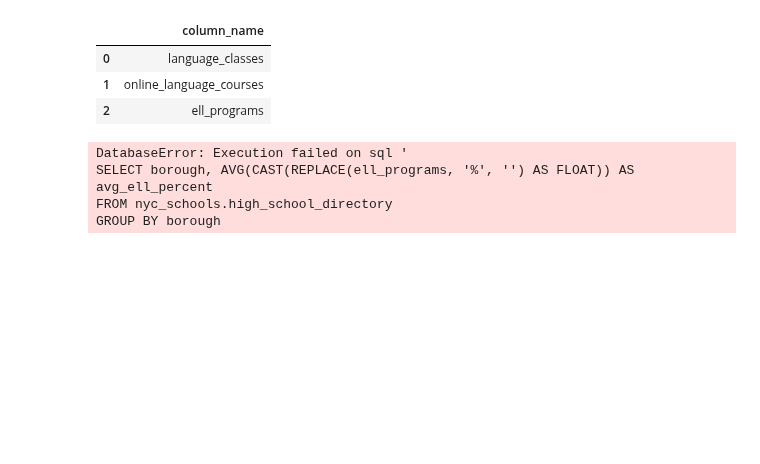
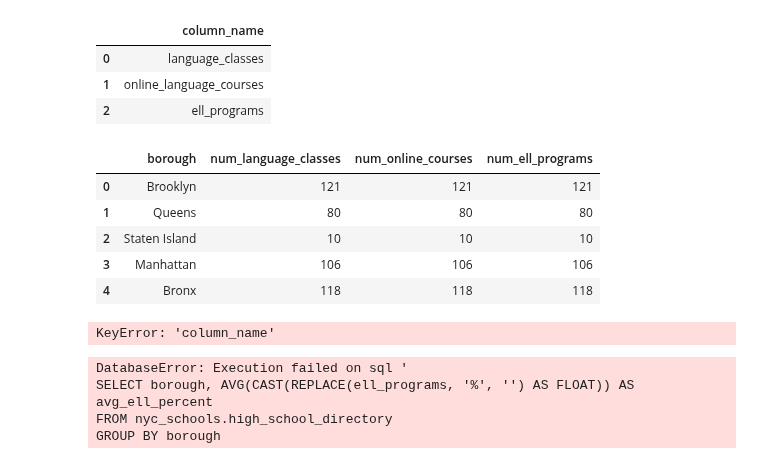
Before and after one commit to webeet-io/_onboarding_data, a Jupyter notebook: daily_tasks:day_3:day3_sql_combined_with_creds.ipynb, the cells around one changed output. Cells and saved outputs as stored; diff of their text form; code cells hidden in the pictures; blank space fills up the shorter version.

```diff
--- a/daily_tasks:day_3:day3_sql_combined_with_creds.ipynb
+++ b/daily_tasks:day_3:day3_sql_combined_with_creds.ipynb
@@ -231,6 +233,39 @@ df_result
 | 0 | language_classes |
 | 1 | online_language_courses |
 | 2 | ell_programs |
+# %%
+query = """
+SELECT borough,
+    COUNT(language_classes) AS num_language_classes,
+    COUNT(online_language_courses) AS num_online_courses,
+    COUNT(ell_programs) AS num_ell_programs
+FROM nyc_schools.high_school_directory
+GROUP BY borough;
+"""
+df_result = pd.read_sql(query, conn)
+df_result
+# %% [output]
+|  | borough | num_language_classes | num_online_courses | num_ell_programs |
+| 0 | Brooklyn | 121 | 121 | 121 |
+| 1 | Queens | 80 | 80 | 80 |
+| 2 | Staten Island | 10 | 10 | 10 |
+| 3 | Manhattan | 106 | 106 | 106 |
+| 4 | Bronx | 118 | 118 | 118 |
+# %%
+# Get the column names from df_result
+columns_to_select = df_result['column_name'].tolist()
+
+# Convert list to a comma-separated string
+columns_str = ", ".join(columns_to_select)
+
+# Query the data from the table
+query_data = f"SELECT {columns_str} FROM high_school_directory;"
+df_data = pd.read_sql(query_data, conn)
+
+# Show the first few rows
+print(df_data.head())
+# %% [output]
+KeyError: 'column_name'
 # %%
 query = """
 SELECT borough, AVG(CAST(REPLACE(ell_programs, '%', '') AS FLOAT)) AS avg_ell_percent
```
Also changed, not shown: parts of 3 cells of this notebook.
